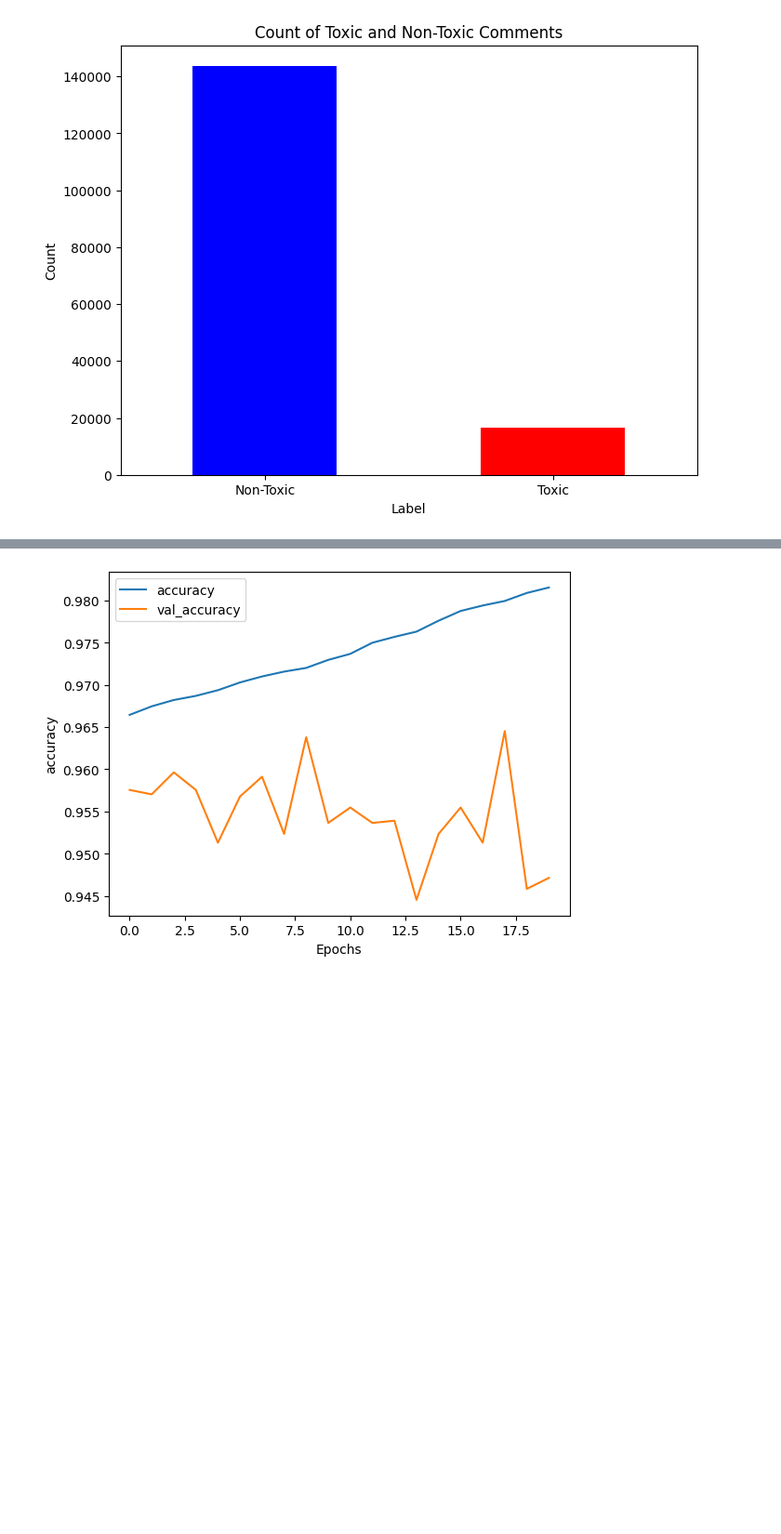
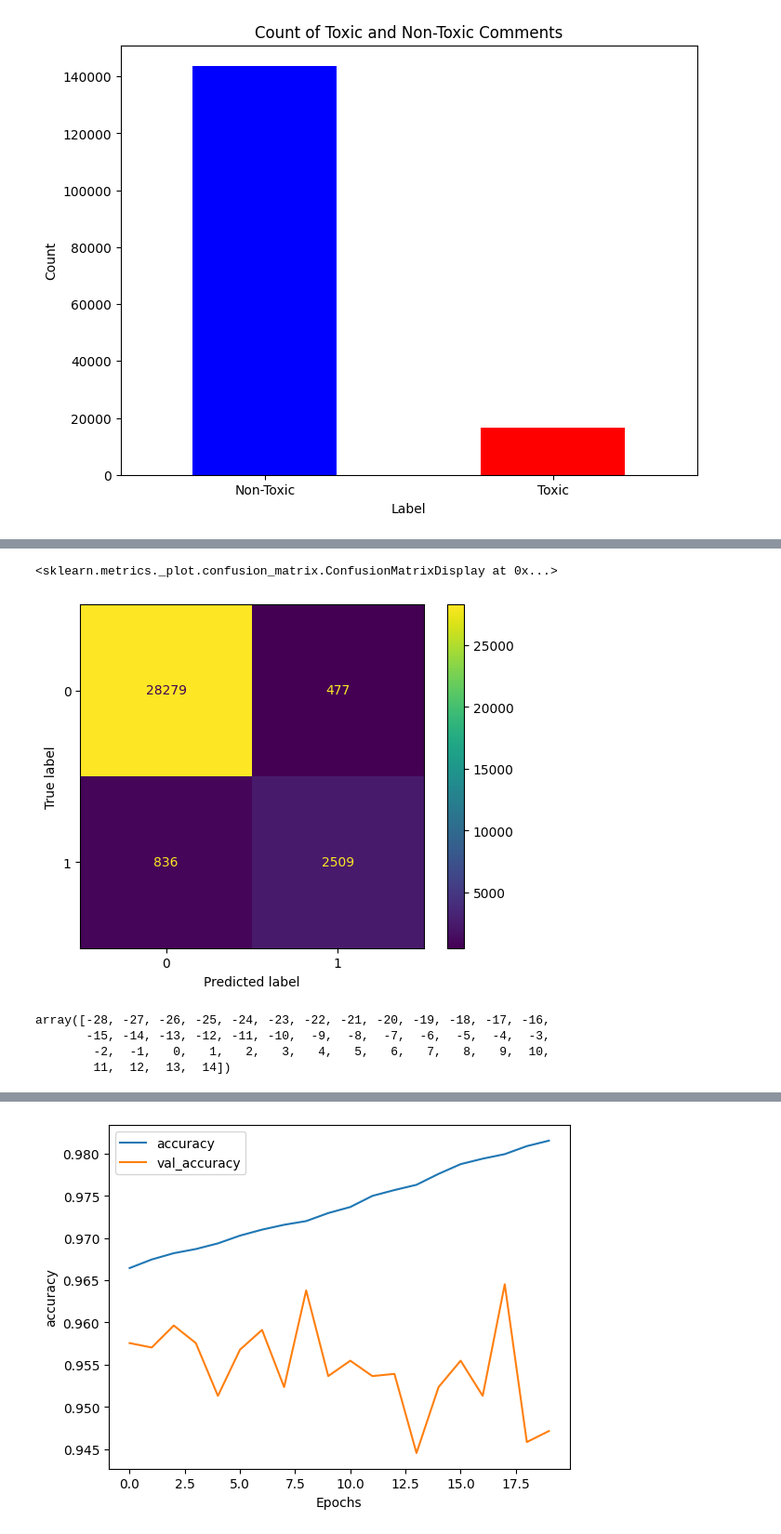
Before and after one commit to BearTeddy/EE6405-finalProject, a Jupyter notebook: main.ipynb, the cells around one changed output, grey strips where cells are left out. Shown at 93% size. Cells and saved outputs as stored; diff of their text form; code cells hidden in the pictures; blank space fills up the shorter version.

```diff
--- a/main.ipynb
+++ b/main.ipynb
@@ -327,3 +440,16 @@ Epoch 10/10
+# %%
+disp = ConfusionMatrixDisplay(confusion_matrix=cm)
+disp.plot()
+# %% [output]
+<sklearn.metrics._plot.confusion_matrix.ConfusionMatrixDisplay at 0x...>
+[figure, added]
+# %%
+np.unique(pred_flat)
+# %% [output]
+array([-28, -27, -26, -25, -24, -23, -22, -21, -20, -19, -18, -17, -16,
+       -15, -14, -13, -12, -11, -10,  -9,  -8,  -7,  -6,  -5,  -4,  -3,
+        -2,  -1,   0,   1,   2,   3,   4,   5,   6,   7,   8,   9,  10,
+        11,  12,  13,  14])
 # %%
 historyLSTM128_20 = lstm.fit(training_set['text_cleaned'],training_set['label'], epochs=20,
                     validation_data=(test_set['text_cleaned'],test_set['label']),
```
Also changed, not shown: parts of 18 cells of this notebook, 3 other files.
